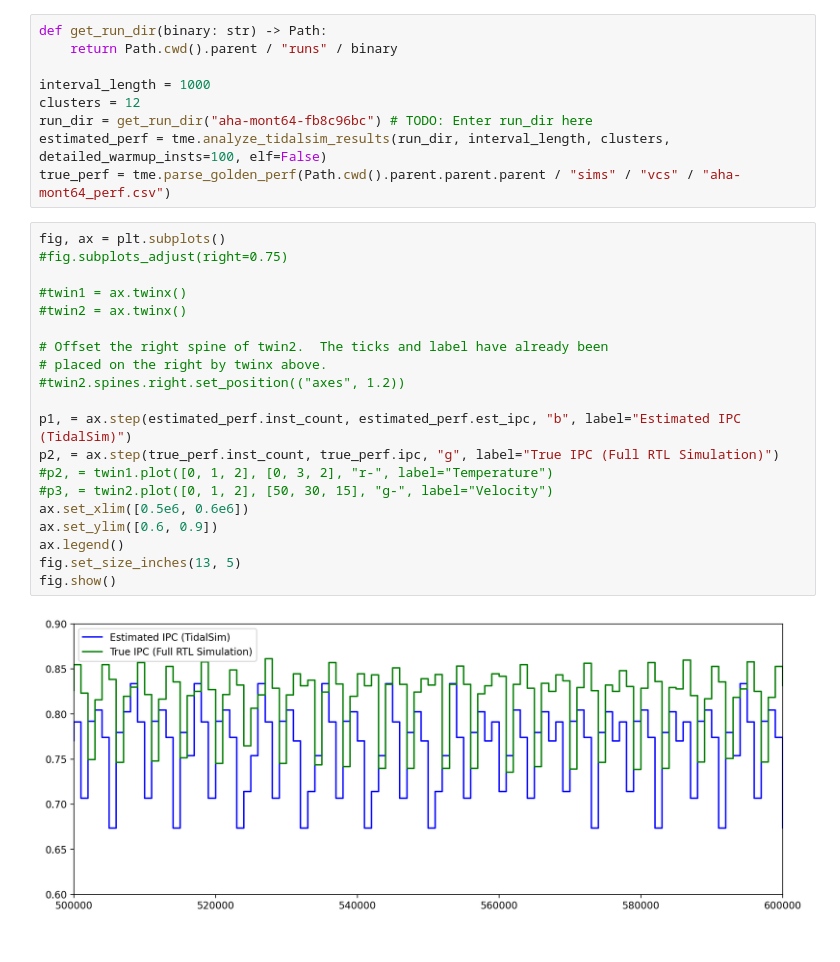
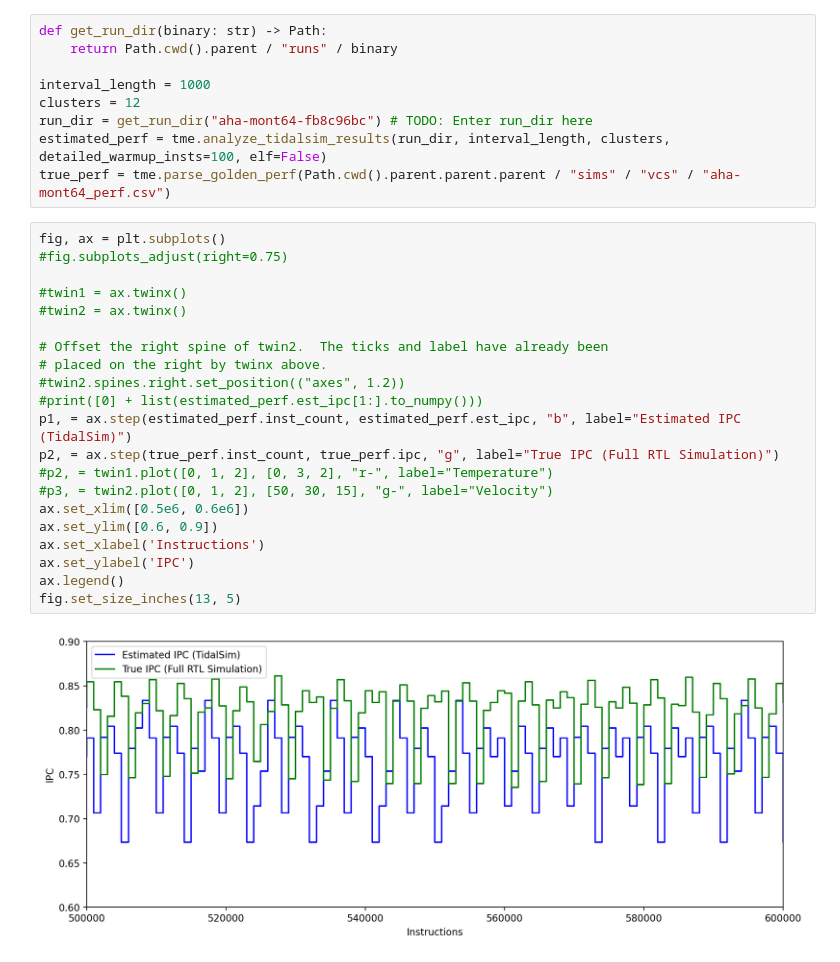
Before and after one commit to euphoric-hardware/tidalsim, a Jupyter notebook: notebooks/Plotting.ipynb, the cells around one changed output. Cells and saved outputs as stored; diff of their text form.

```diff
--- a/notebooks/Plotting.ipynb
+++ b/notebooks/Plotting.ipynb
@@ -24,22 +24,23 @@ true_perf = tme.parse_golden_perf(Path.cwd().parent.parent.parent / "sims" / "vc
 # %%
 fig, ax = plt.subplots()
 #fig.subplots_adjust(right=0.75)
 
 #twin1 = ax.twinx()
 #twin2 = ax.twinx()
 
 # Offset the right spine of twin2.  The ticks and label have already been
 # placed on the right by twinx above.
 #twin2.spines.right.set_position(("axes", 1.2))
-
+#print([0] + list(estimated_perf.est_ipc[1:].to_numpy()))
 p1, = ax.step(estimated_perf.inst_count, estimated_perf.est_ipc, "b", label="Estimated IPC (TidalSim)")
 p2, = ax.step(true_perf.inst_count, true_perf.ipc, "g", label="True IPC (Full RTL Simulation)")
 #p2, = twin1.plot([0, 1, 2], [0, 3, 2], "r-", label="Temperature")
 #p3, = twin2.plot([0, 1, 2], [50, 30, 15], "g-", label="Velocity")
 ax.set_xlim([0.5e6, 0.6e6])
 ax.set_ylim([0.6, 0.9])
+ax.set_xlabel('Instructions')
+ax.set_ylabel('IPC')
 ax.legend()
 fig.set_size_inches(13, 5)
-fig.show()
 # %% [output]
-[figure, old version]
+[figure, new version]
```
Also changed, not shown: parts of 2 cells of this notebook.
